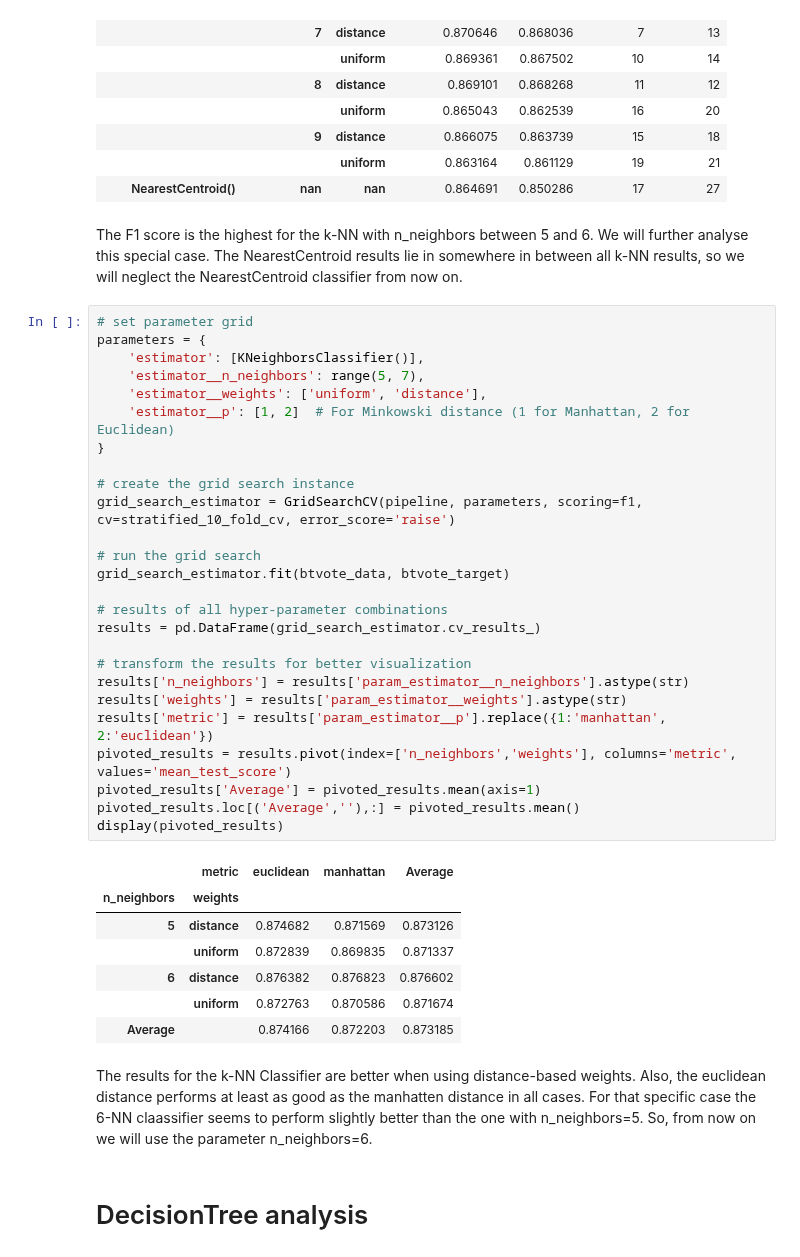
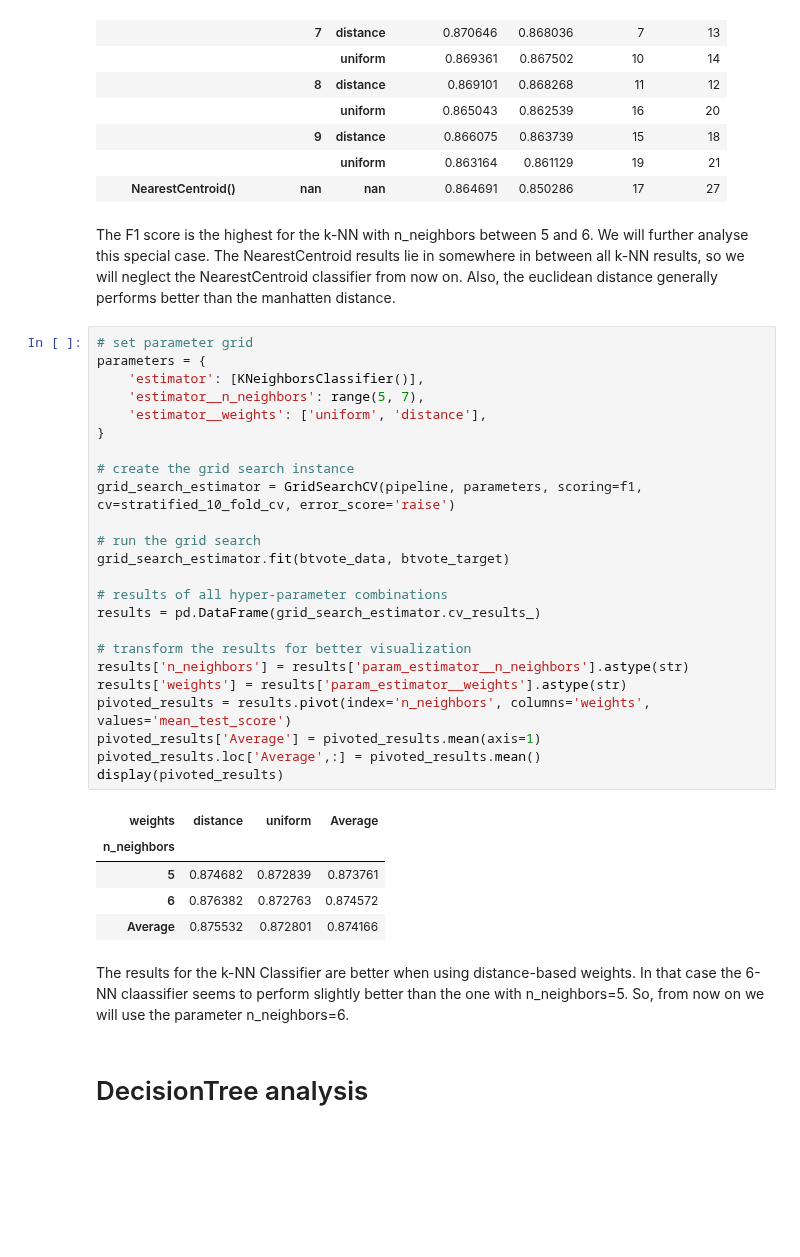
Before and after one commit to mograev/btvote, a Jupyter notebook: notebooks/4-classification.ipynb, the cells around one changed output. Cells and saved outputs as stored; diff of their text form; blank space fills up the shorter version.

```diff
--- a/notebooks/4-classification.ipynb
+++ b/notebooks/4-classification.ipynb
@@ -123,43 +123,39 @@ display(pivoted_results)
 |  |  | uniform | 0.863164 | 0.861129 | 19 | 21 |
 | NearestCentroid() | nan | nan | 0.864691 | 0.850286 | 17 | 27 |
 # %% [markdown]
-The F1 score is the highest for the k-NN with n_neighbors between 5 and 6. We will further analyse this special case. The NearestCentroid results lie in somewhere in between all k-NN results, so we will neglect the NearestCentroid classifier from now on.
+The F1 score is the highest for the k-NN with n_neighbors between 5 and 6. We will further analyse this special case. The NearestCentroid results lie in somewhere in between all k-NN results, so we will neglect the NearestCentroid classifier from now on. Also, the euclidean distance generally performs better than the manhatten distance.
 # %%
 # set parameter grid
 parameters = {
     'estimator': [KNeighborsClassifier()],
     'estimator__n_neighbors': range(5, 7),
     'estimator__weights': ['uniform', 'distance'],
-    'estimator__p': [1, 2]  # For Minkowski distance (1 for Manhattan, 2 for Euclidean)
 }
 
 # create the grid search instance
 grid_search_estimator = GridSearchCV(pipeline, parameters, scoring=f1, cv=stratified_10_fold_cv, error_score='raise')
 
 # run the grid search
 grid_search_estimator.fit(btvote_data, btvote_target)
 
 # results of all hyper-parameter combinations
 results = pd.DataFrame(grid_search_estimator.cv_results_)
 
 # transform the results for better visualization
 results['n_neighbors'] = results['param_estimator__n_neighbors'].astype(str)
 results['weights'] = results['param_estimator__weights'].astype(str)
-results['metric'] = results['param_estimator__p'].replace({1:'manhattan', 2:'euclidean'})
-pivoted_results = results.pivot(index=['n_neighbors','weights'], columns='metric', values='mean_test_score')
+pivoted_results = results.pivot(index='n_neighbors', columns='weights', values='mean_test_score')
 pivoted_results['Average'] = pivoted_results.mean(axis=1)
-pivoted_results.loc[('Average',''),:] = pivoted_results.mean()
+pivoted_results.loc['Average',:] = pivoted_results.mean()
 display(pivoted_results)
 # %% [output]
-|  | metric | euclidean | manhattan | Average |
-| n_neighbors | weights |  |  |  |
-| 5 | distance | 0.874682 | 0.871569 | 0.873126 |
-|  | uniform | 0.872839 | 0.869835 | 0.871337 |
-| 6 | distance | 0.876382 | 0.876823 | 0.876602 |
-|  | uniform | 0.872763 | 0.870586 | 0.871674 |
-| Average |  | 0.874166 | 0.872203 | 0.873185 |
+| weights | distance | uniform | Average |
+| n_neighbors |  |  |  |
+| 5 | 0.874682 | 0.872839 | 0.873761 |
+| 6 | 0.876382 | 0.872763 | 0.874572 |
+| Average | 0.875532 | 0.872801 | 0.874166 |
 # %% [markdown]
-The results for the k-NN Classifier are better when using distance-based weights. Also, the euclidean distance performs at least as good as the manhatten distance in all cases. For that specific case the 6-NN claassifier seems to perform slightly better than the one with n_neighbors=5. So, from now on we will use the parameter n_neighbors=6.
+The results for the k-NN Classifier are better when using distance-based weights. In that case the 6-NN claassifier seems to perform slightly better than the one with n_neighbors=5. So, from now on we will use the parameter n_neighbors=6.
 # %% [markdown]
 # DecisionTree analysis
 # %%
```
Also changed, not shown: 2 other files.
